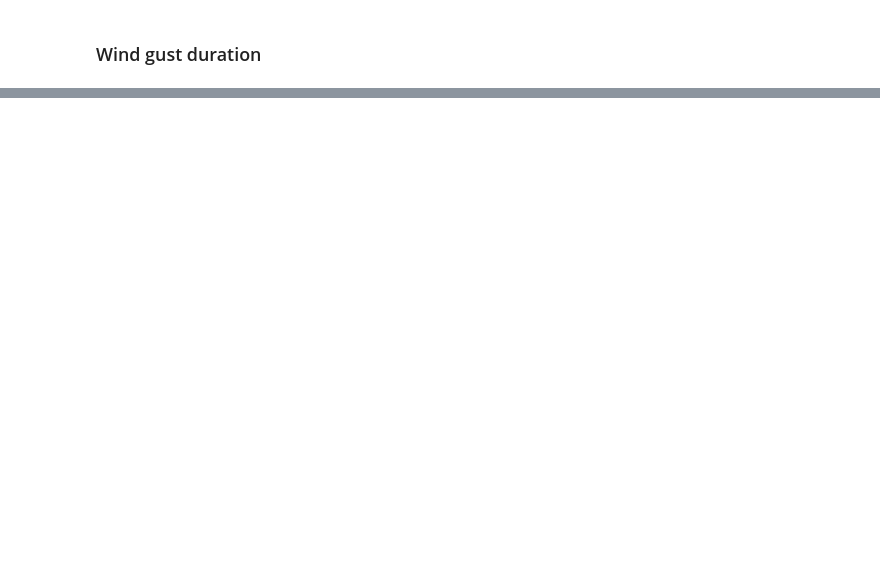
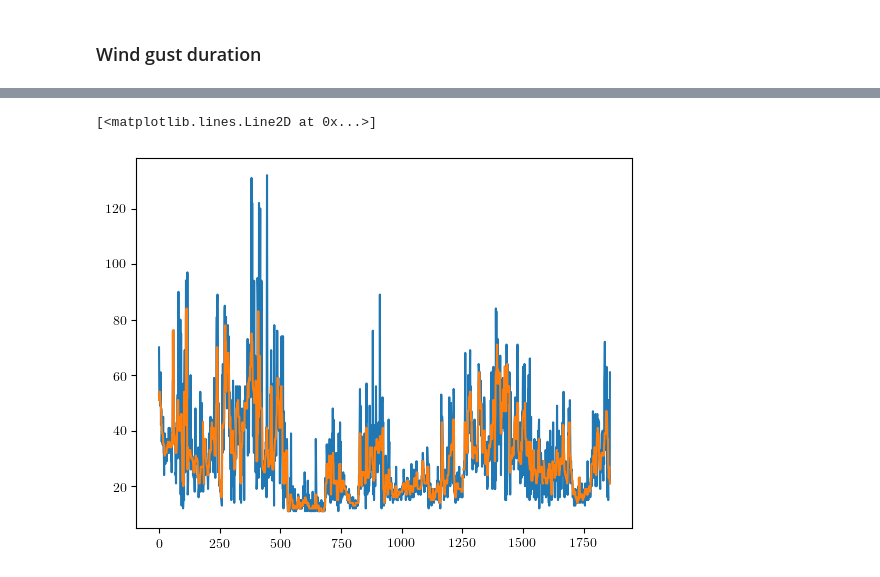
Before and after one commit to gmanatole/Biologging_Toolkit, a Jupyter notebook: notebooks/run_mixed_layer_depth.ipynb, the cells around one changed output, grey strips where cells are left out. Cells and saved outputs as stored; diff of their text form; code cells hidden in the pictures; blank space fills up the shorter version.

```diff
--- a/notebooks/run_mixed_layer_depth.ipynb
+++ b/notebooks/run_mixed_layer_depth.ipynb
@@ -44,7 +46,7 @@ inst()
 ### Wind correlation with MLD
 # %%
 depids = ['ml18_296a','ml18_294b','ml19_292a','ml19_292b','ml19_293a','ml19_294a','ml20_293a','ml20_296b','ml20_313a','ml21_295a','ml21_305b','ml17_280a']
-path = 'D:/individus_brut/individus/'
+path = '/run/media/grosmaan/LaCie/individus_brut/individus/'
 paths = [os.path.join(path, depid) for depid in depids]
 # %%
 from Biologging_Toolkit.applications.Wind import Wind
@@ -306,7 +310,7 @@ fig.tight_layout(rect=[0.05, 0.05, 1, 1])
 ### Wind vs. MLD
 # %%
 depids = ['ml18_296a','ml18_294b','ml19_292a','ml19_292b','ml19_293a','ml19_294a','ml20_293a','ml20_296b','ml20_313a','ml21_295a','ml21_305b','ml17_280a']
-path = 'D:/individus_brut/individus/'
+path = '/run/media/grosmaan/LaCie/individus_brut/individus/'
 paths = [os.path.join(path, depid) for depid in depids]
 # %%
 from Biologging_Toolkit.applications.Wind import Wind
@@ -397,6 +405,9 @@ def get_wind_gust(df, data = "lstm", time_diff = 15) :
     return df[data].to_numpy()[peaks[gust_pos[gust_val]]], (end_gust-begin_gust)[gust_pos[gust_val]], df.meop_mld.to_numpy()[gust_val], df.meop_mld.to_numpy()[gust_pos[gust_val]]
 # %%
 intercept, peaks_coef, duration_coef, p_values, peaks_pval, duration_pval, r_squared, adj_r_squared = [],[],[],[],[],[],[],[]
+intercept_se, peaks_se, duration_se = [], [], []
+r_squared_peaks, r_squared_duration = [], []
+
 for j in range(1,48) :
     df = pd.DataFrame()
     for i, depid in enumerate(depids_with_mld) :
@@ -412,8 +423,12 @@ for j in range(1,48) :
     y = df['mld_diff']
 
     model = sm.OLS(y, X)
+    #model = sm.GLMGam(y, X, family = Gaussian(), smoother = BSpline(df[['peaks', 'duration']] , df=6))
     results = model.fit()
 
+    intercept_se.append(results.bse['const'])
+    peaks_se.append(results.bse['peaks'])
+    duration_se.append(results.bse['duration'])
     intercept.append(results.params['const'])
     peaks_coef.append(results.params['peaks'])
     duration_coef.append(results.params['duration'])
@@ -422,4 +437,17 @@ for j in range(1,48) :
     duration_pval.append(results.pvalues['duration'])
     r_squared.append(results.rsquared)
     adj_r_squared.append(results.rsquared_adj)
+
+    X = df['peaks']
+    X = sm.add_constant(X)
+    y = df['mld_diff']
+    model = sm.OLS(y, X)
+    results = model.fit()
+    r_squared_peaks.append(results.rsquared)
+    X = df['duration']
+    X = sm.add_constant(X)
+    y = df['mld_diff']
+    model = sm.OLS(y, X)
+    results = model.fit()
+    r_squared_duration.append(results.rsquared)
 # %%
@@ -460,0 +512,6 @@ _df.iloc[845].meop_mld
+# %%
+plt.plot(_df.meop_mld)
+plt.plot(medfilt(_df.meop_mld, 7))
+# %% [output]
+[<matplotlib.lines.Line2D at 0x...>]
+[figure, added]
```
Also changed, not shown: parts of 9 cells of this notebook.
